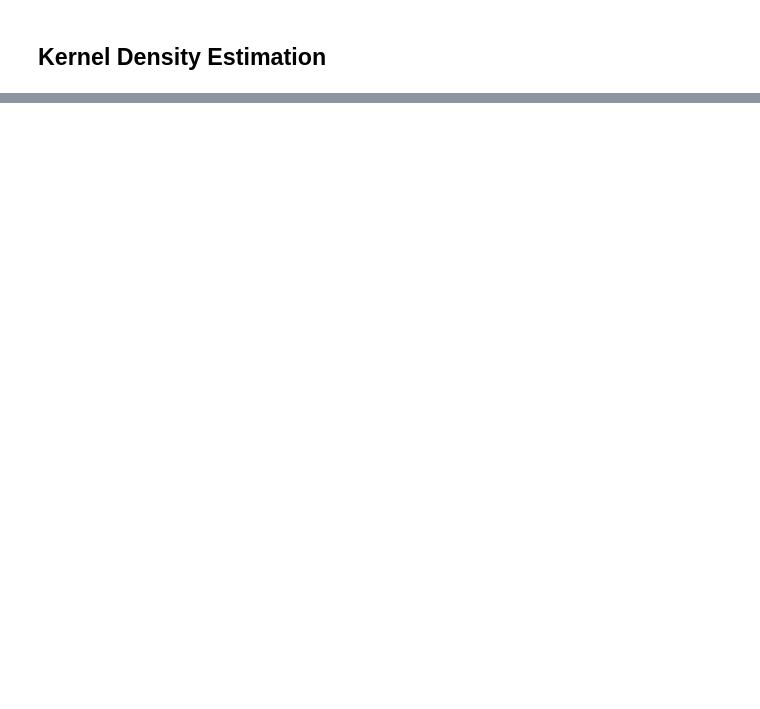
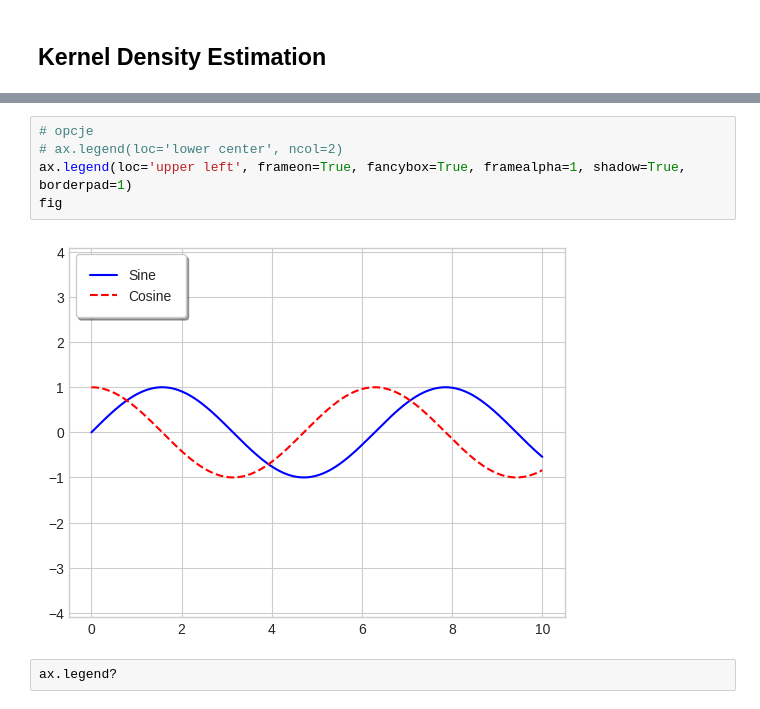
Before and after one commit to SlawCzech/matplot_exercises, a Jupyter notebook: matplot_basic.ipynb, the cells around one changed output, grey strips where cells are left out. Cells and saved outputs as stored; diff of their text form; blank space fills up the shorter version.

```diff
--- a/matplot_basic.ipynb
+++ b/matplot_basic.ipynb
@@ -245,0 +257,9 @@ cb.set_label('density')
+# %%
+# opcje
+# ax.legend(loc='lower center', ncol=2)
+ax.legend(loc='upper left', frameon=True, fancybox=True, framealpha=1, shadow=True, borderpad=1)
+fig
+# %% [output]
+[figure, added]
+# %%
+ax.legend?
```
Also changed, not shown: parts of 8 cells of this notebook.
